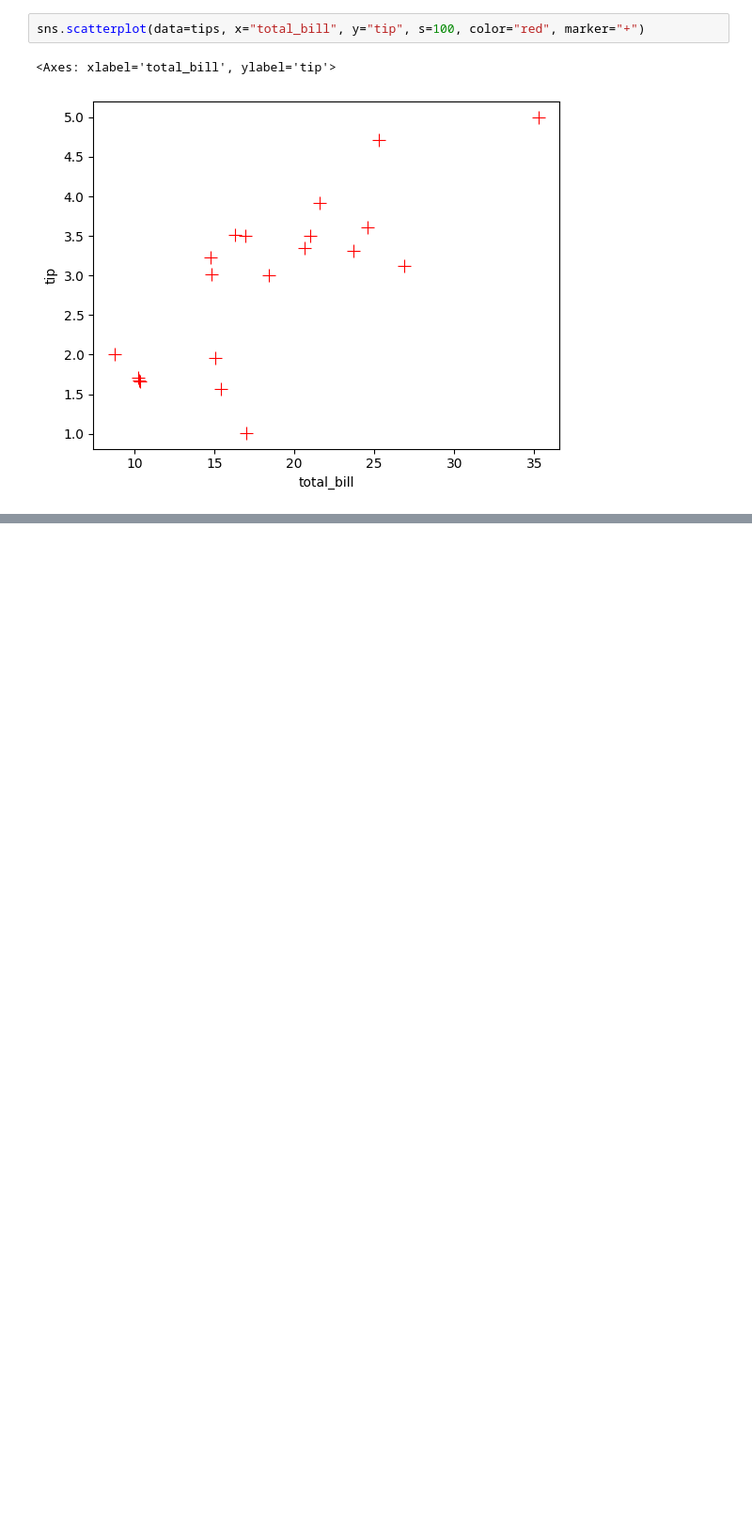
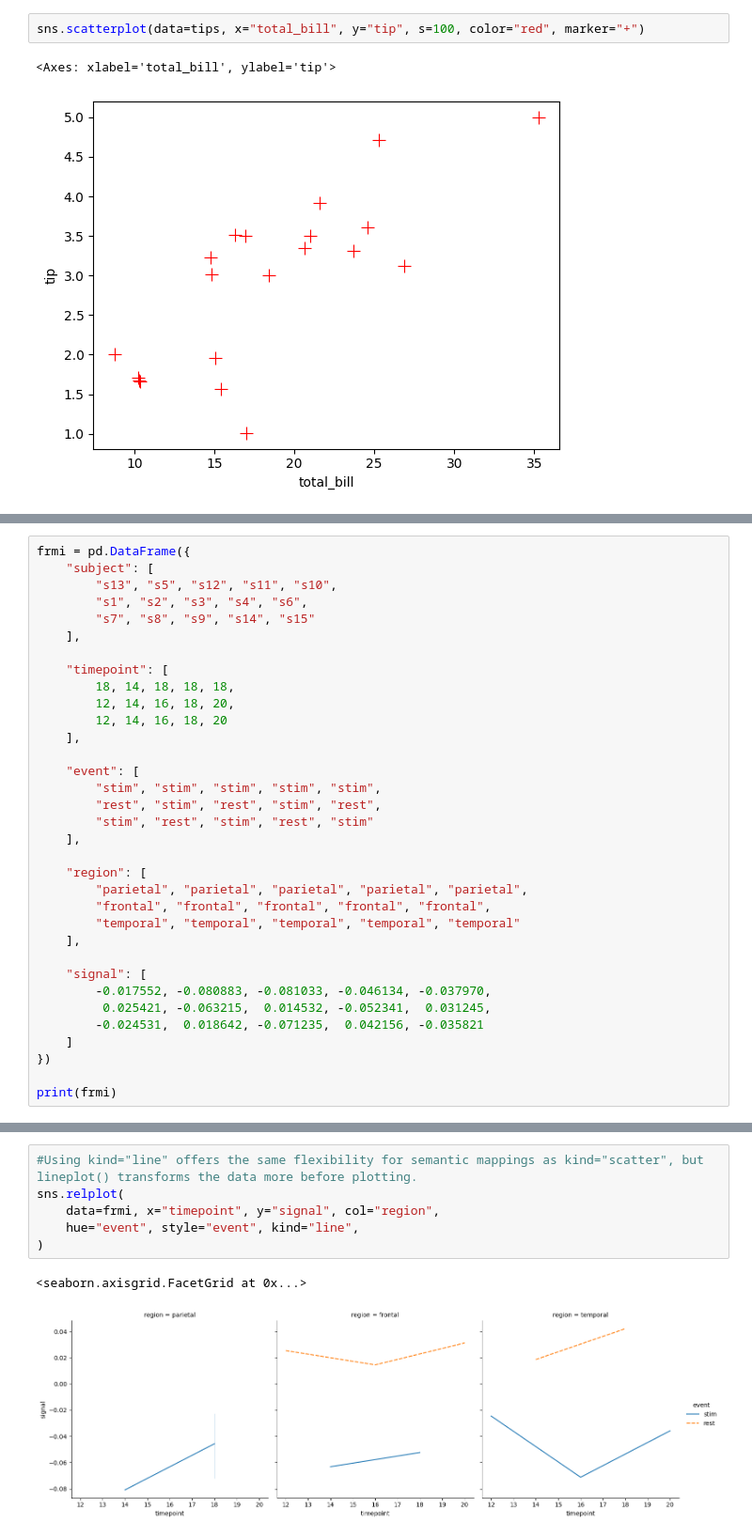
Before and after one commit to SUCCESSneeded/drive-seaborn, a Jupyter notebook: sea1subplot.ipynb, the cells around one changed output, grey strips where cells are left out. Shown at 94% size. Saved outputs shown, nothing was run; the diff lists cells and outputs as text; blank space fills up the shorter version.

```diff
--- a/sea1subplot.ipynb
+++ b/sea1subplot.ipynb
@@ -125,0 +141,34 @@ Figure-level interface for drawing relational plots onto a FacetGrid. """
+# %%
+frmi = pd.DataFrame({
+    "subject": [
+        "s13", "s5", "s12", "s11", "s10",
+        "s1", "s2", "s3", "s4", "s6",
+        "s7", "s8", "s9", "s14", "s15"
+    ],
+
+    "timepoint": [
+        18, 14, 18, 18, 18,
+        12, 14, 16, 18, 20,
+        12, 14, 16, 18, 20
+    ],
+
+    "event": [
+        "stim", "stim", "stim", "stim", "stim",
+        "rest", "stim", "rest", "stim", "rest",
+        "stim", "rest", "stim", "rest", "stim"
+    ],
+
+    "region": [
+        "parietal", "parietal", "parietal", "parietal", "parietal",
+        "frontal", "frontal", "frontal", "frontal", "frontal",
+        "temporal", "temporal", "temporal", "temporal", "temporal"
+    ],
+
+    "signal": [
+        -0.017552, -0.080883, -0.081033, -0.046134, -0.037970,
+         0.025421, -0.063215,  0.014532, -0.052341,  0.031245,
+        -0.024531,  0.018642, -0.071235,  0.042156, -0.035821
+    ]
+})
+
+print(frmi)
@@ -125,0 +192,9 @@ Figure-level interface for drawing relational plots onto a FacetGrid. """
+# %%
+#Using kind="line" offers the same flexibility for semantic mappings as kind="scatter", but lineplot() transforms the data more before plotting.
+sns.relplot(
+    data=frmi, x="timepoint", y="signal", col="region",
+    hue="event", style="event", kind="line",
+)
+# %% [output]
+<seaborn.axisgrid.FacetGrid at 0x...>
+[figure, added]
```
Also changed, not shown: parts of 26 cells of this notebook.
